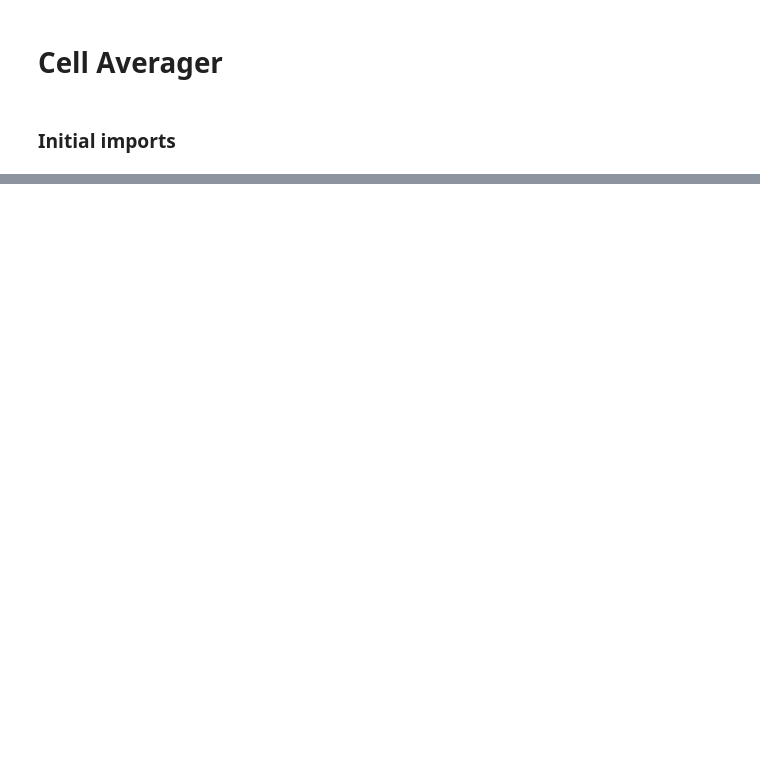
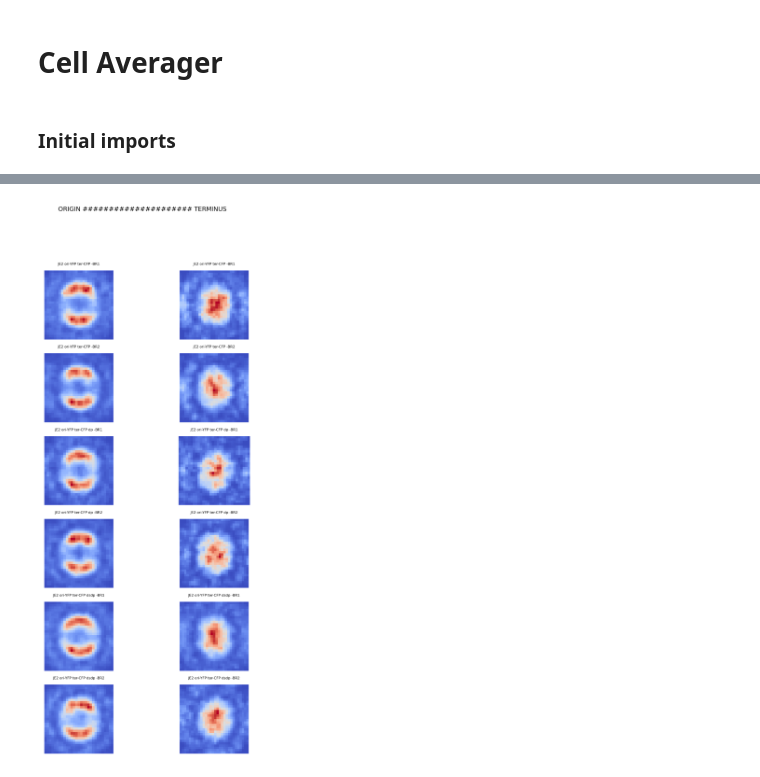
Before and after one commit to antmsbrito/CellAverager, a Jupyter notebook: RunCA.ipynb, the cells around one changed output, grey strips where cells are left out. Cells and saved outputs as stored; diff of their text form; code cells hidden in the pictures; blank space fills up the shorter version.

```diff
--- a/RunCA.ipynb
+++ b/RunCA.ipynb
@@ -41,0 +41,13 @@ exp_objects = [ExperimentalCondition(condition, fluor1, fluor2, membrane, base,
+# %%
+root_folder = r"C:\Users\abrito\Desktop\ORI_TER\oriter_andreia\oriyellow-terblue"
+experiments = [os.path.join(root_folder, f) for f in os.listdir(root_folder) if os.path.isdir(os.path.join(root_folder, f))]
+
+fluor1 = "YFP"
+fluor2 = "CFP"
+base = "Phase"
+membrane = 'none'
+basetype = "Phase"
+
+exp_objects = [ExperimentalCondition(condition, fluor1, fluor2, membrane, base, basetype) for condition in experiments]
+models_YFP_ori = [e.askformodel(channel=1, modeltype='spot', minspots=1, cellcycle=(0,)) for e in exp_objects]
+models_CFP_ter = [e.askformodel(channel=2, modeltype='spot', minspots=1, cellcycle=(0,)) for e in exp_objects]
@@ -41,0 +80,26 @@ exp_objects = [ExperimentalCondition(condition, fluor1, fluor2, membrane, base,
+# %%
+from matplotlib import pyplot as plt
+
+root_folder = r"C:\Users\abrito\Desktop\ORI_TER\oriter_andreia\oriyellow-terblue"
+experiments = [f for f in os.listdir(root_folder) if os.path.isdir(os.path.join(root_folder, f))]
+
+fig, ax = plt.subplots(len(models_YFP_ori), 2, figsize=(5,10), dpi=300)
+
+for i in range(len(models_YFP_ori)):
+    ori = models_YFP_ori[i]
+    ter = models_CFP_ter[i]
+
+    ax[i,0].imshow(ori, cmap='coolwarm')
+    ax[i,1].imshow(ter, cmap='coolwarm')
+
+    ax[i,0].axis('off')
+    ax[i,1].axis('off')
+
+    ax[i,0].set_title(experiments[i], fontsize=4)
+    ax[i,1].set_title(experiments[i], fontsize=4)
+
+
+plt.suptitle("ORIGIN ##################### TERMINUS", fontsize=7)
+plt.savefig("YFP_CFP.jpeg")
+# %% [output]
+[figure, added]
```
Also changed, not shown: parts of 4 cells of this notebook.
